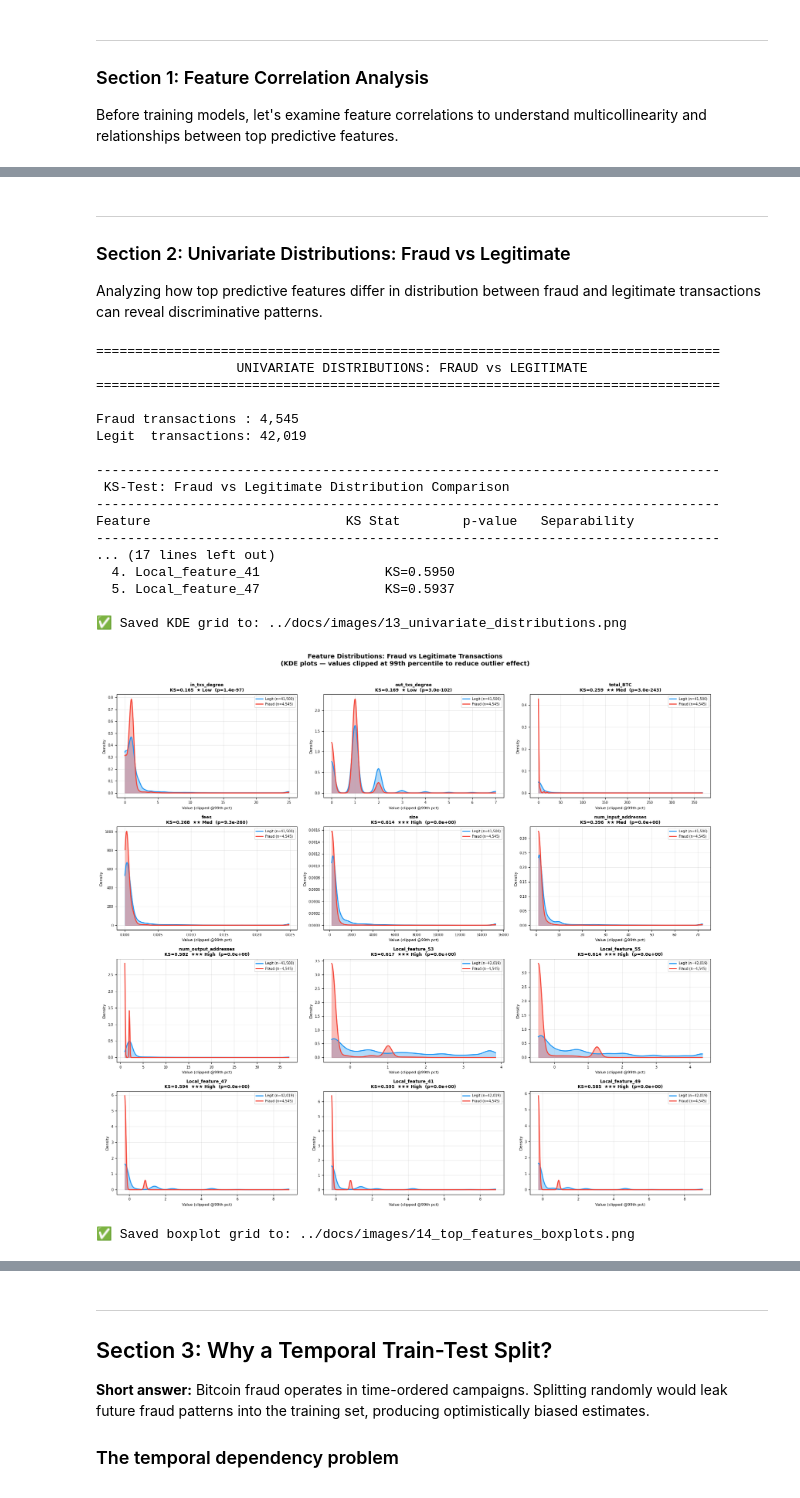
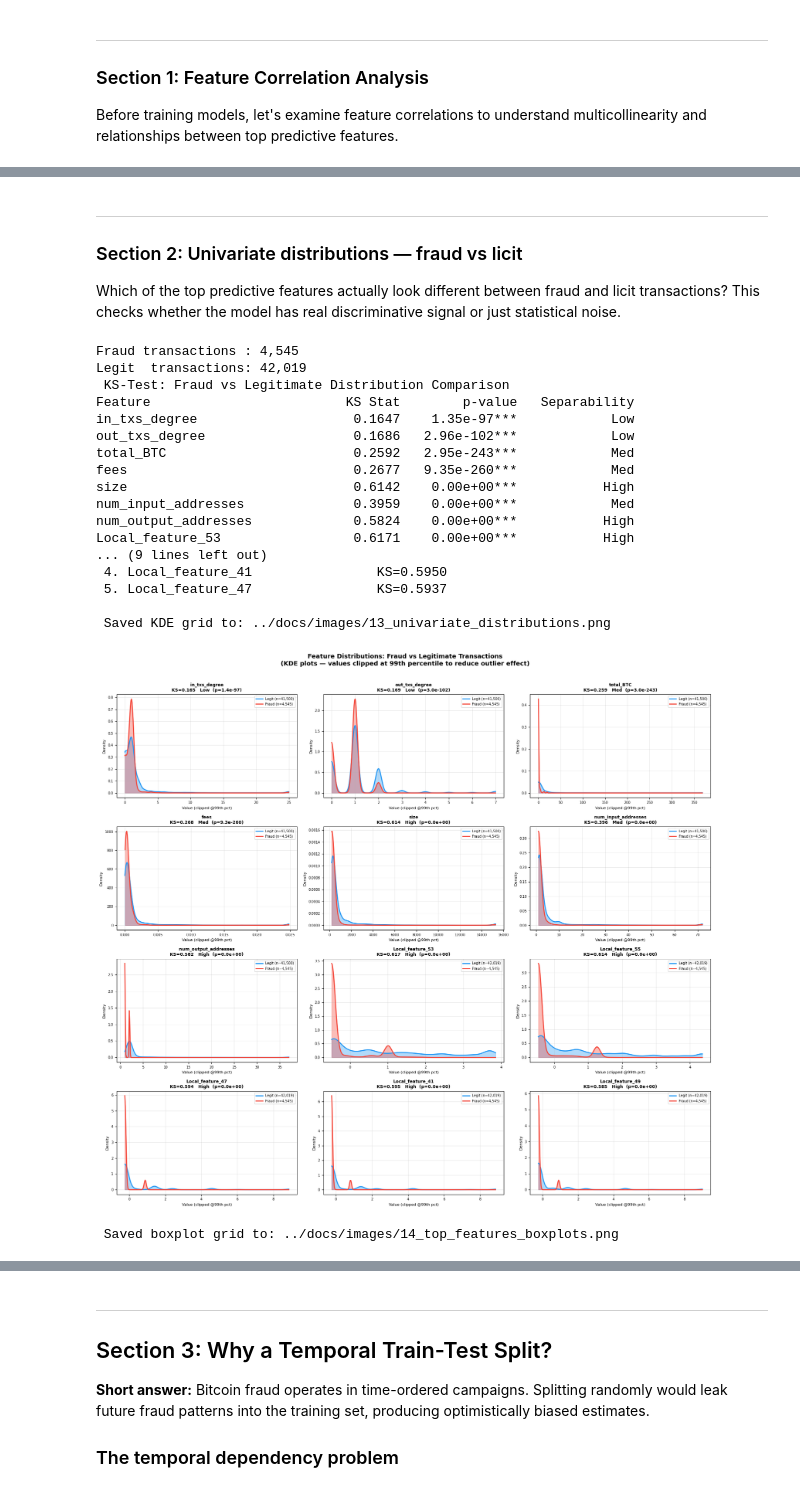
Before and after one commit to Abhinawap/elliptic-fraud-detection, a Jupyter notebook: notebooks/03_feature_analysis.ipynb, the cells around one changed output, grey strips where cells are left out. Cells and saved outputs as stored; diff of their text form; code cells hidden in the pictures.

```diff
--- a/notebooks/03_feature_analysis.ipynb
+++ b/notebooks/03_feature_analysis.ipynb
@@ -189,9 +186,9 @@ Dataset: 46,564 labeled transactions
 # %% [markdown]
 ---
 
-### Section 2: Univariate Distributions: Fraud vs Legitimate
+### Section 2: Univariate distributions — fraud vs licit
 
-Analyzing how top predictive features differ in distribution between fraud and legitimate transactions can reveal discriminative patterns.
+Which of the top predictive features actually look different between fraud and licit transactions? This checks whether the model has real discriminative signal or just statistical noise.
 # %%
 from scipy import stats
 import warnings
@@ -212,7 +209,6 @@ legit_df  = labeled[labeled['class'] == 2]
 print(f"\nFraud transactions : {len(fraud_df):,}")
 print(f"Legit  transactions: {len(legit_df):,}")
 
-# ── KS test for each feature ─────────────────────────────────────────────────
 print(" KS-Test: Fraud vs Legitimate Distribution Comparison")
 print(f"{'Feature':<30} {'KS Stat':>8} {'p-value':>14} {'Separability':>14}")
 
@@ -221,7 +217,7 @@ for feat in top_features:
     f_vals = fraud_df[feat].dropna()
     l_vals = legit_df[feat].dropna()
     ks_stat, p_val = stats.ks_2samp(f_vals, l_vals)
-    label = "★★★ High" if ks_stat > 0.5 else ("★★ Med" if ks_stat > 0.25 else "★ Low")
+    label = " High" if ks_stat > 0.5 else (" Med" if ks_stat > 0.25 else " Low")
     ks_results.append({'feature': feat, 'ks_stat': ks_stat, 'p_value': p_val, 'label': label})
     sig = "***" if p_val < 0.001 else ("**" if p_val < 0.01 else ("*" if p_val < 0.05 else "ns"))
     p_str = f"{p_val:.2e}{sig}"
@@ -230,9 +226,8 @@ for feat in top_features:
 ks_df = sorted(ks_results, key=lambda x: x['ks_stat'], reverse=True)
 print("\nTop separating features (by KS statistic):")
 for i, r in enumerate(ks_df[:5], 1):
-    print(f"  {i}. {r['feature']:<30}  KS={r['ks_stat']:.4f}")
+    print(f" {i}. {r['feature']:<30}  KS={r['ks_stat']:.4f}")
 
-# ── KDE plots ────────────────────────────────────────────────────────────────
 from scipy.stats import gaussian_kde
 
 n_cols = 3
@@ -246,7 +241,6 @@ for idx, feat in enumerate(top_features):
     f_vals = fraud_df[feat].dropna()
     l_vals = legit_df[feat].dropna()
 
-    # Clip at 99th percentile to reduce outlier distortion
     cap = np.percentile(labeled[feat].dropna(), 99)
     f_plot = f_vals.clip(upper=cap)
     l_plot = l_vals.clip(upper=cap)
@@ -282,10 +276,9 @@ fig.suptitle(
 plt.tight_layout()
 save_path = '../docs/images/13_univariate_distributions.png'
 plt.savefig(save_path, dpi=150, bbox_inches='tight')
-print(f"\n✅ Saved KDE grid to: {save_path}")
+print(f"\n Saved KDE grid to: {save_path}")
 plt.show()
 
-# ── Notched boxplot comparison for top 8 features ────────────────────────────
 fig2, axes2 = plt.subplots(2, 4, figsize=(20, 9))
 axes2 = axes2.flatten()
 
@@ -305,53 +298,52 @@ for idx, feat in enumerate(top8):
         bp = ax.boxplot(data_to_plot, patch_artist=True, notch=False,
                         medianprops=dict(color='black', linewidth=2))
     bp['boxes'][0].set_facecolor('#2196F3')
     bp['boxes'][0].set_alpha(0.7)
     bp['boxes'][1].set_facecolor('#F44336')
     bp['boxes'][1].set_alpha(0.7)
     ax.set_xticks([1, 2])
     ax.set_xticklabels(['Legit', 'Fraud'], fontsize=9)
     ks_r = next(r for r in ks_results if r['feature'] == feat)
     ax.set_title(f"{feat}\nKS={ks_r['ks_stat']:.3f}", fontsize=9, fontweight='bold')
     ax.set_ylabel("Value (clipped @99th pct)", fontsize=8)
     ax.grid(True, alpha=0.3, axis='y')
 
 fig2.suptitle(
     "Top 8 Most Discriminative Features — Notched Boxplots (Fraud vs Legitimate)",
     fontsize=13, fontweight='bold'
 )
 plt.tight_layout()
 save_path2 = '../docs/images/14_top_features_boxplots.png'
 plt.savefig(save_path2, dpi=150, bbox_inches='tight')
-print(f"✅ Saved boxplot grid to: {save_path2}")
+print(f" Saved boxplot grid to: {save_path2}")
 plt.show()
 
-# ── Summary ranking table ────────────────────────────────────────────────────
 print(" SUMMARY: Feature Discriminative Power Ranking")
 print(f"{'Rank':<6} {'Feature':<30} {'KS Stat':>8} {'Separability':>14}")
 for i, r in enumerate(ks_df, 1):
     print(f"{i:<6} {r['feature']:<30} {r['ks_stat']:>8.4f} {r['label']:>14}")
-print("\n★★★ KS > 0.50 → High class separation (strong model signal)")
-print("★★  KS > 0.25 → Medium separation")
-print("★   KS ≤ 0.25 → Low separation")
-print("\n✅ Univariate distribution analysis complete — 2 visualizations saved")
+print("\n KS > 0.50 → High class separation (strong model signal)")
+print(" KS > 0.25 → Medium separation")
+print(" KS ≤ 0.25 → Low separation")
+print("\n Univariate distribution analysis complete — 2 visualizations saved")
 # %% [output]
-================================================================================
-                  UNIVARIATE DISTRIBUTIONS: FRAUD vs LEGITIMATE
-================================================================================
-
 Fraud transactions : 4,545
 Legit  transactions: 42,019
+ KS-Test: Fraud vs Legitimate Distribution Comparison
+Feature                         KS Stat        p-value   Separability
+in_txs_degree                    0.1647    1.35e-97***            Low
+out_txs_degree                   0.1686   2.96e-102***            Low
+total_BTC                        0.2592   2.95e-243***            Med
+fees                             0.2677   9.35e-260***            Med
+size                             0.6142    0.00e+00***           High
+num_input_addresses              0.3959    0.00e+00***            Med
+num_output_addresses             0.5824    0.00e+00***           High
+Local_feature_53                 0.6171    0.00e+00***           High
+... (9 lines left out)
+ 4. Local_feature_41                KS=0.5950
+ 5. Local_feature_47                KS=0.5937
 
---------------------------------------------------------------------------------
- KS-Test: Fraud vs Legitimate Distribution Comparison
---------------------------------------------------------------------------------
-Feature                         KS Stat        p-value   Separability
---------------------------------------------------------------------------------
-... (17 lines left out)
-  4. Local_feature_41                KS=0.5950
-  5. Local_feature_47                KS=0.5937
-
-✅ Saved KDE grid to: ../docs/images/13_univariate_distributions.png
+ Saved KDE grid to: ../docs/images/13_univariate_distributions.png
-[figure, old version]
+[figure, new version]
-✅ Saved boxplot grid to: ../docs/images/14_top_features_boxplots.png
+ Saved boxplot grid to: ../docs/images/14_top_features_boxplots.png
 [figure]
```
Also changed, not shown: parts of 12 cells of this notebook, 5 other files.
